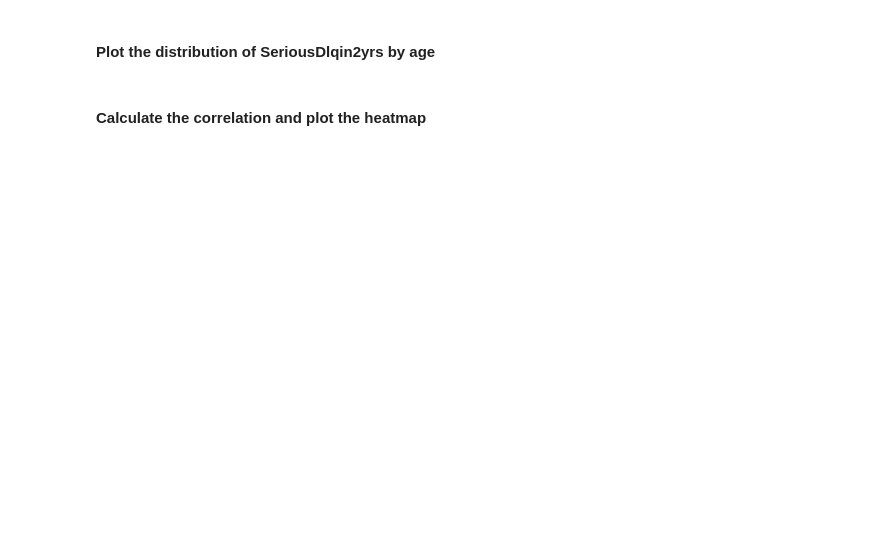
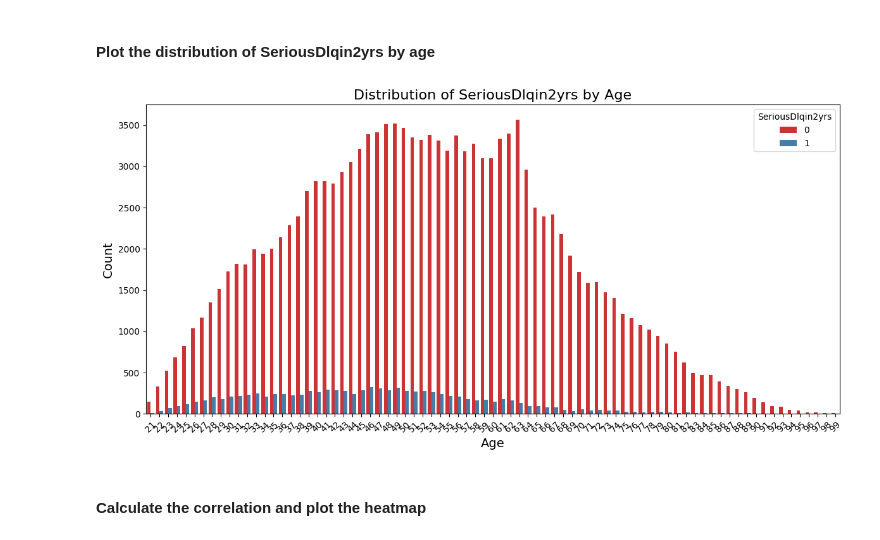
Before and after one commit to rupeshSi/Complete-Python-3-Bootcamp, a Jupyter notebook: RKS_M3_NB_MiniProject_2_Credit_risk_modelling_Logistic_Regression.ipynb, the cells around one changed output. Saved outputs shown, nothing was run; the diff lists cells and outputs as text; code cells hidden in the pictures; blank space fills up the shorter version.

```diff
--- a/RKS_M3_NB_MiniProject_2_Credit_risk_modelling_Logistic_Regression.ipynb
+++ b/RKS_M3_NB_MiniProject_2_Credit_risk_modelling_Logistic_Regression.ipynb
@@ -158,3 +156,15 @@ df.describe()
 ### Pre-processing (1 point)
 # %% [markdown]
 #### Remove unwanted columns
+# %%
+# YOUR CODE HERE
+#df.drop('Unnamed: 0', axis=1, inplace=True)
+df.columns
+#Now checking duplicate rows
+df.duplicated().sum()
+#The describe functions shows that there are entries for age as Zero and 109, We will check this data
+print("The age = 0 ", df[df['age'] == 0])
+print("The age >0 ", df[df['age'] > 100])
+#Now drop these rows where age is<0 and >100 is there
+df = df[df['age'] > 0]
+df = df[df['age'] < 100]
@@ -211,2 +297,17 @@ sns.pairplot(data=df, hue="NumberOfDependents")
+# %%
+# YOUR CODE HERE
+
+plt.figure(figsize=(12, 6))
+sns.countplot(data=df, x='age', hue='SeriousDlqin2yrs', palette='Set1')
+# Set plot labels and title
+plt.xlabel('Age', fontsize=14)
+plt.ylabel('Count', fontsize=14)
+plt.title('Distribution of SeriousDlqin2yrs by Age', fontsize=16)
+plt.xticks(rotation=45)  # Rotate x-axis labels for better readability
+plt.legend(title='SeriousDlqin2yrs')
+plt.tight_layout()
+plt.show()
+# %% [output]
+[figure, added]
 # %% [markdown]
 #### Calculate the correlation and plot the heatmap
```
Also changed, not shown: parts of 28 cells of this notebook.
